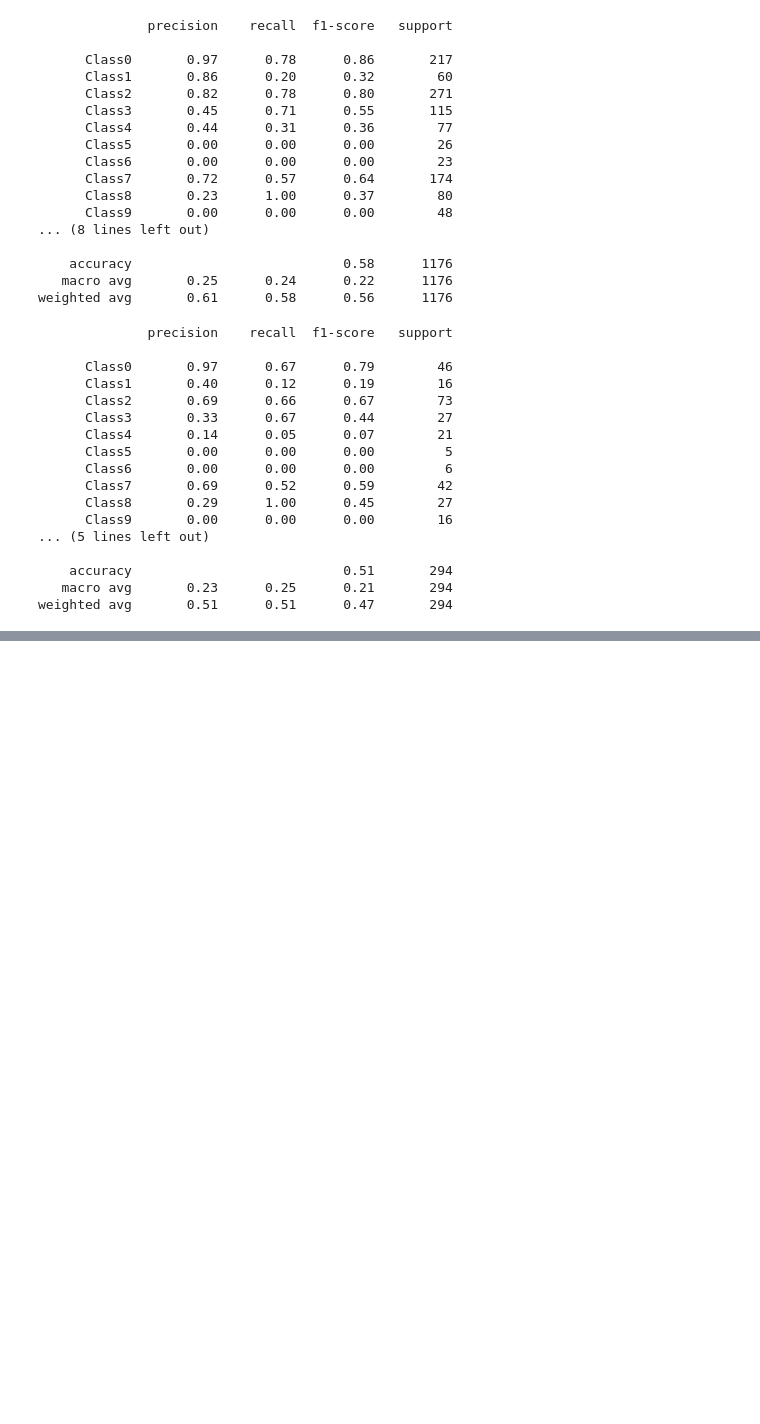
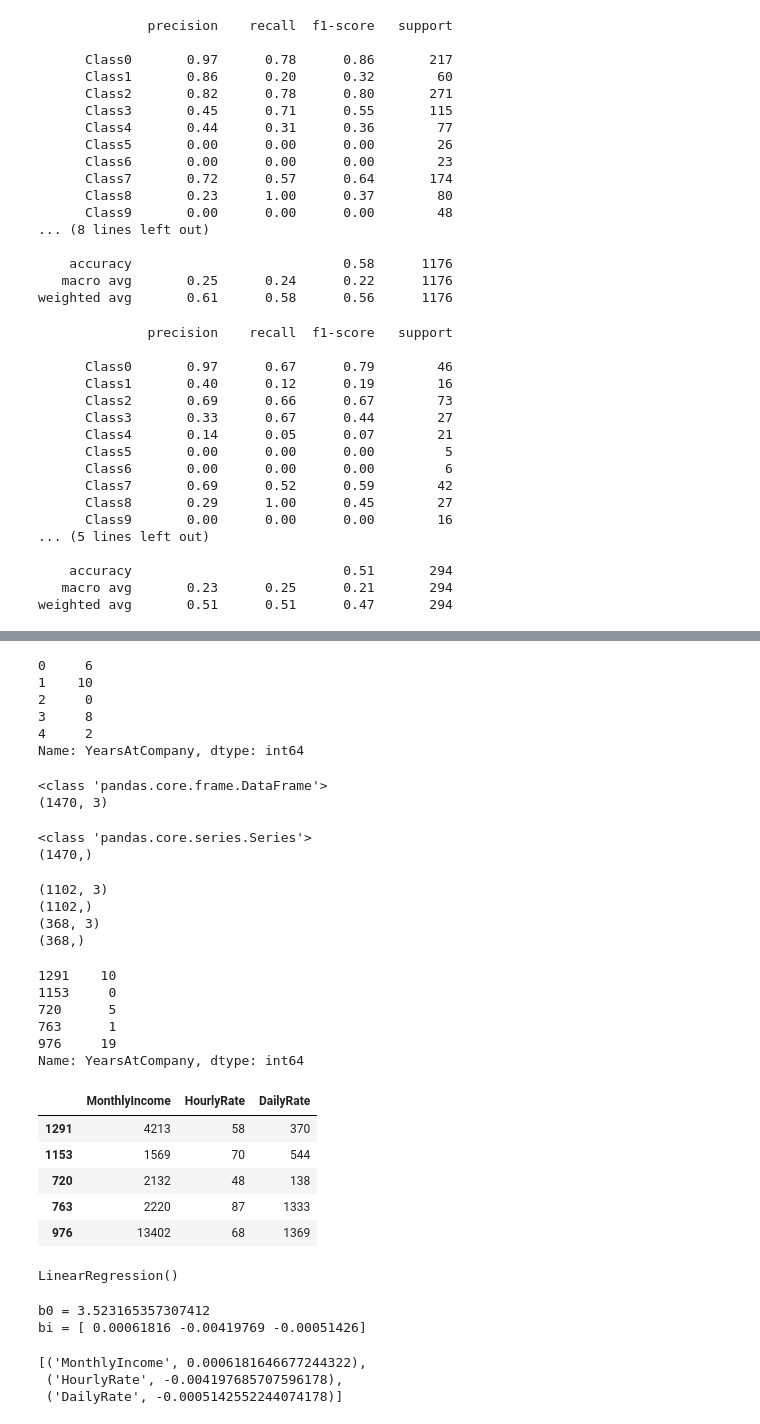
Before and after one commit to OttoDyva/MP3-Prediction-by-Machine-Learning, a Jupyter notebook: MachineLearning.ipynb, the cells around one changed output, grey strips where cells are left out. Drawn from its saved outputs; the diff is of its cells as text; code cells hidden in the pictures; blank space fills up the shorter version.

```diff
--- a/MachineLearning.ipynb
+++ b/MachineLearning.ipynb
@@ -414,0 +432,24 @@ weighted avg       0.51      0.51      0.47       294
+# %%
+y = data['YearsAtCompany']
+
+# print the first 5 values
+y.head()
+# %% [output]
+0     6
+1    10
+2     0
+3     8
+4     2
+Name: YearsAtCompany, dtype: int64
+# %%
+print(type(X))
+print(X.shape)
+# %% [output]
+<class 'pandas.core.frame.DataFrame'>
+(1470, 3)
+# %%
+print(type(y))
+print(y.shape)
+# %% [output]
+<class 'pandas.core.series.Series'>
+(1470,)
@@ -414,0 +459,48 @@ weighted avg       0.51      0.51      0.47       294
+# %%
+print(X_train.shape)
+print(y_train.shape)
+print(X_test.shape)
+print(y_test.shape)
+# %% [output]
+(1102, 3)
+(1102,)
+(368, 3)
+(368,)
+# %%
+y_test.head()
+# %% [output]
+1291    10
+1153     0
+720      5
+763      1
+976     19
+Name: YearsAtCompany, dtype: int64
+# %%
+X_test.head()
+# %% [output]
+|  | MonthlyIncome | HourlyRate | DailyRate |
+| 1291 | 4213 | 58 | 370 |
+| 1153 | 1569 | 70 | 544 |
+| 720 | 2132 | 48 | 138 |
+| 763 | 2220 | 87 | 1333 |
+| 976 | 13402 | 68 | 1369 |
+# %%
+# create a model
+linreg = LinearRegression()
+
+# fit the model to our training data
+linreg.fit(X_train, y_train)
+# %% [output]
+LinearRegression()
+# %%
+print('b0 =', linreg.intercept_)
+print('bi =', linreg.coef_)
+# %% [output]
+b0 = 3.523165357307412
+bi = [ 0.00061816 -0.00419769 -0.00051426]
+# %%
+list(zip(feature_cols, linreg.coef_))
+# %% [output]
+[('MonthlyIncome', 0.0006181646677244322),
+ ('HourlyRate', -0.004197685707596178),
+ ('DailyRate', -0.0005142552244074178)]
```
Also changed, not shown: parts of 14 cells of this notebook.
